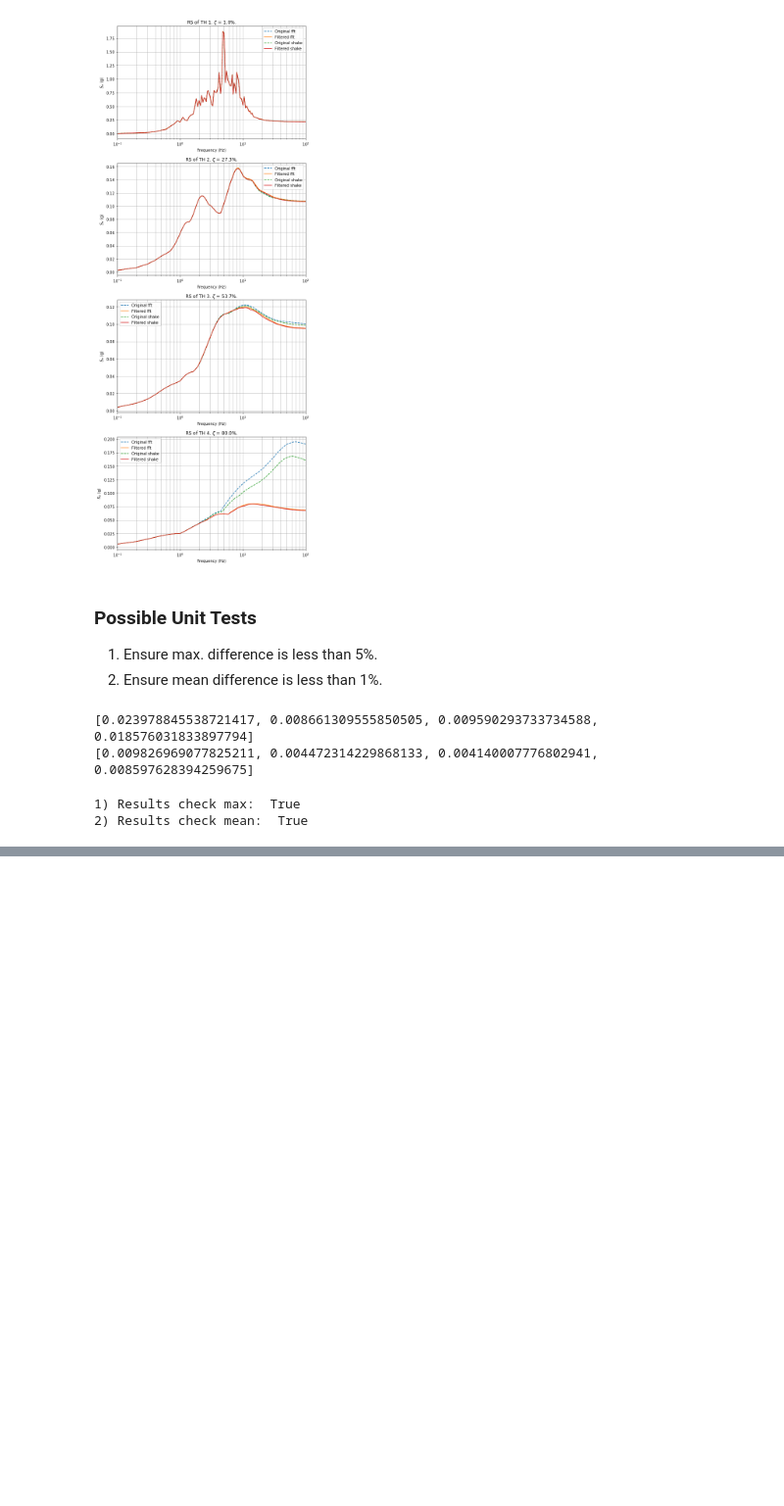
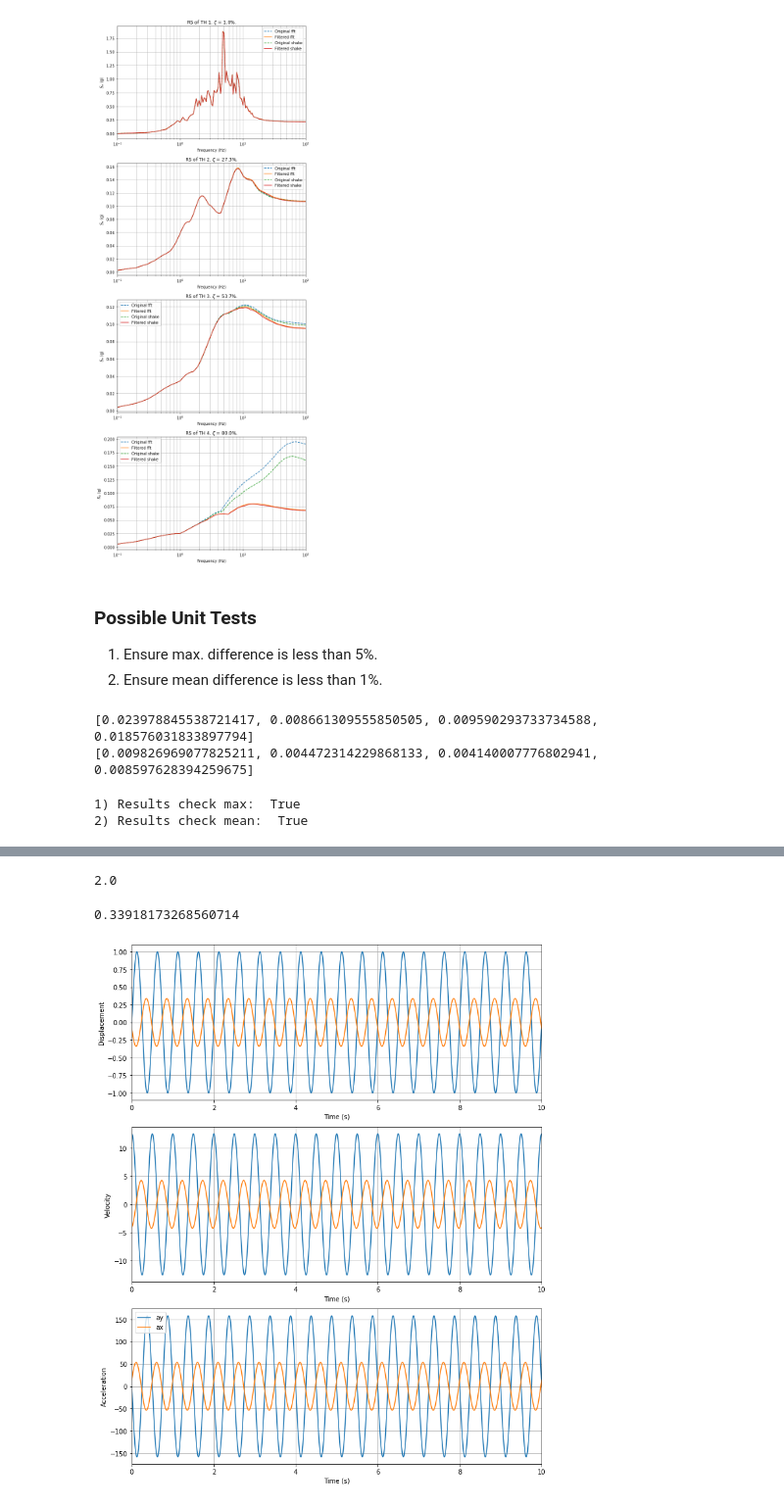
Before and after one commit to nprav/autoRS, a Jupyter notebook: experiment/Unit Testing for RS Generation Functions.ipynb, the cells around one changed output, grey strips where cells are left out. Shown at 98% size. Drawn from its saved outputs; the diff is of its cells as text; code cells hidden in the pictures; blank space fills up the shorter version.

```diff
--- a/experiment/Unit Testing for RS Generation Functions.ipynb
+++ b/experiment/Unit Testing for RS Generation Functions.ipynb
@@ -217,0 +247,56 @@ print("2) Results check mean: ", all([diff < 0.01 for diff in mean_diffs]))
+# %%
+fn = 1
+wn = fn*2*np.pi
+
+f = 2
+w = f*2*np.pi
+
+w_rat = w/wn
+print(w_rat)
+
+y_max = 1
+
+zeta_eg = 0.05
+
+t = np.linspace(0, 10, num=int(10*f*1000))
+y = y_max*np.sin(w*t)
+v_y = w*y_max*np.cos(w*t)
+a_y = -w**2*y
+# %% [output]
+2.0
+# %%
+def theory_solve_for_x(Y0, w_rat, zeta):
+    X0 = Y0*(1 + (2*zeta*w_rat)**2)**0.5 / ((1 - w_rat**2)**2 + (2*zeta*w_rat)**2)**0.5
+    phi = np.arctan2((-2*zeta*w_rat**3), (1 - (1 - 4*zeta**2)*w_rat**2))
+    return X0, phi
+
+x_max, phi = theory_solve_for_x(y_max, w_rat, zeta)
+x = x_max*np.sin(w*t + phi)
+v_x = x_max*w*np.cos(w*t + phi)
+a_x = -w**2*x
+print(x_max)
+# %% [output]
+0.33918173268560714
+# %%
+# Plot THs
+fig, axes = plt.subplots(nrows=3, figsize=(10, 4*3))
+axes[0].plot(t, y, label="y")
+axes[0].plot(t, x, label="x")
+axes[1].plot(t, v_y, label="vy")
+axes[1].plot(t, v_x, label="vx")
+axes[2].plot(t, a_y, label="ay")
+axes[2].plot(t, a_x, label="ax")
+
+for ylabel, ax in zip(["Displacement", "Velocity", "Acceleration"], axes):
+    ax.set_ylabel(ylabel)
+
+for ax in axes:
+    ax.grid(which='both')
+    ax.set(
+        xlim=(0, max(t)),
+        xlabel="Time (s)",
+    )
+ax.legend()
+plt.tight_layout()
+# %% [output]
+[figure, added]
```
Also changed, not shown: parts of 28 cells of this notebook, 17 other files.
